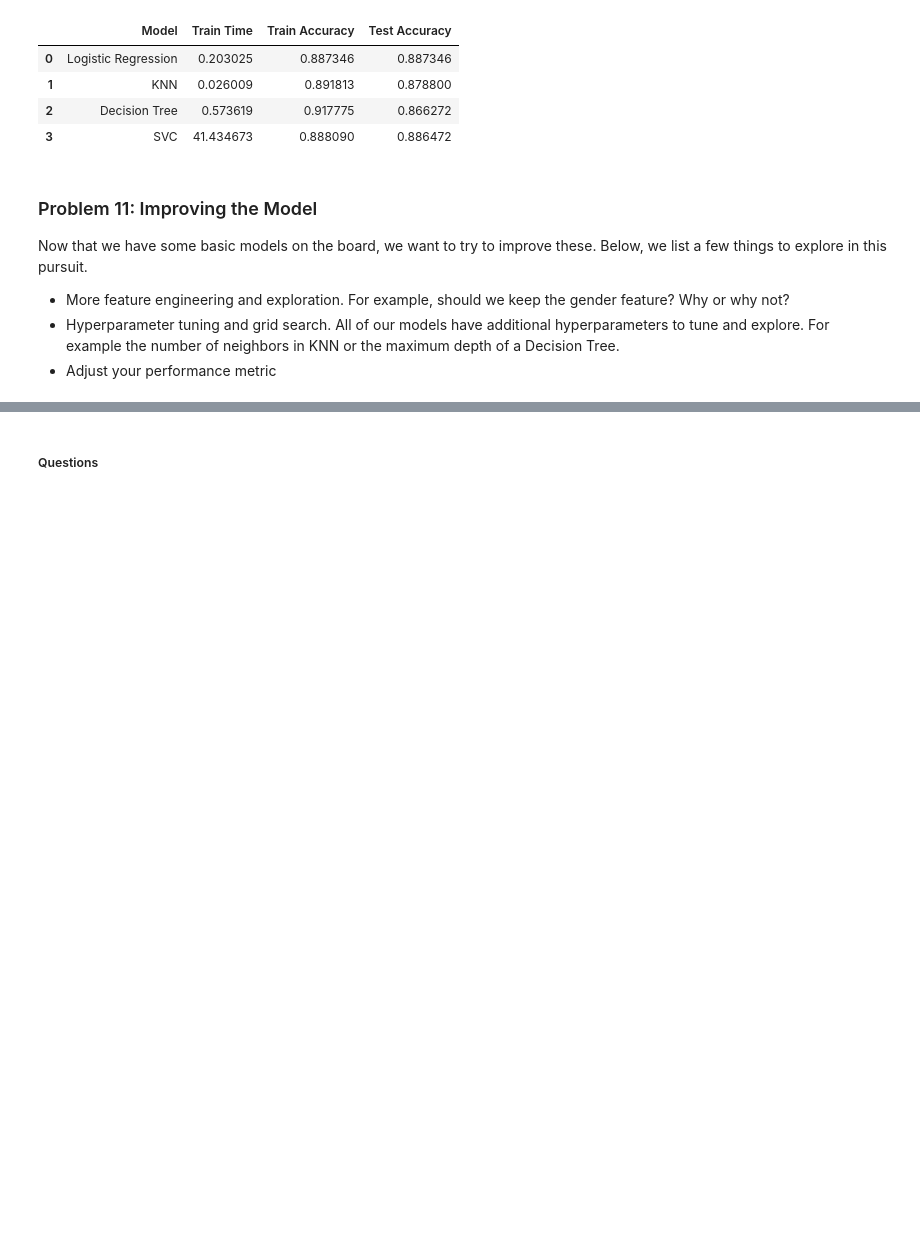
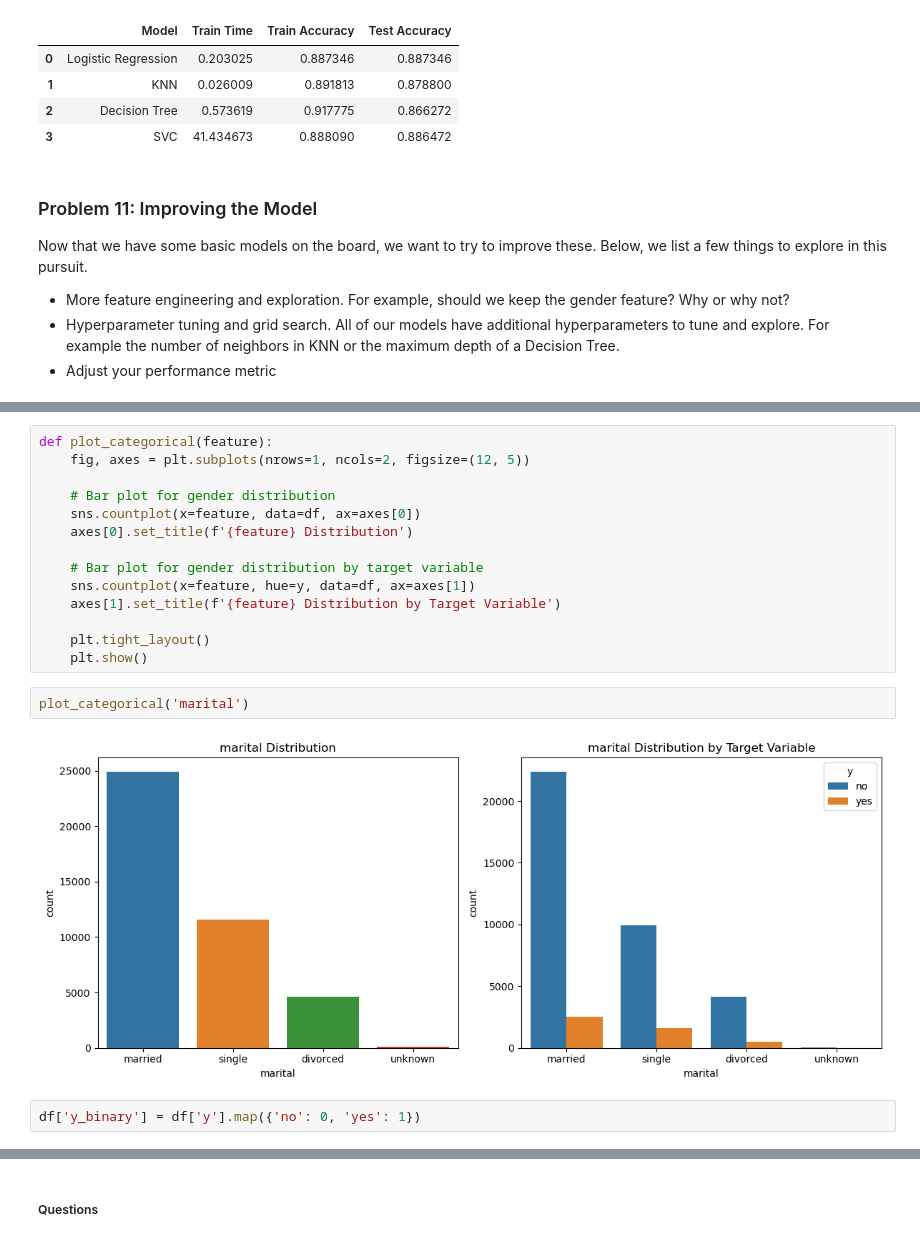
Before and after one commit to Hoomaaan/Portuguese-Banking-Comparing-Classifiers, a Jupyter notebook: prompt_III.ipynb, the cells around one changed output, grey strips where cells are left out. Drawn from its saved outputs; the diff is of its cells as text; blank space fills up the shorter version.

```diff
--- a/prompt_III.ipynb
+++ b/prompt_III.ipynb
@@ -331,0 +357,20 @@ Now that we have some basic models on the board, we want to try to improve these
+# %%
+def plot_categorical(feature):
+    fig, axes = plt.subplots(nrows=1, ncols=2, figsize=(12, 5))
+
+    # Bar plot for gender distribution
+    sns.countplot(x=feature, data=df, ax=axes[0])
+    axes[0].set_title(f'{feature} Distribution')
+
+    # Bar plot for gender distribution by target variable
+    sns.countplot(x=feature, hue=y, data=df, ax=axes[1])
+    axes[1].set_title(f'{feature} Distribution by Target Variable')
+
+    plt.tight_layout()
+    plt.show()
+# %%
+plot_categorical('marital')
+# %% [output]
+[figure, added]
+# %%
+df['y_binary'] = df['y'].map({'no': 0, 'yes': 1})
```
Also changed, not shown: parts of 22 cells of this notebook.
